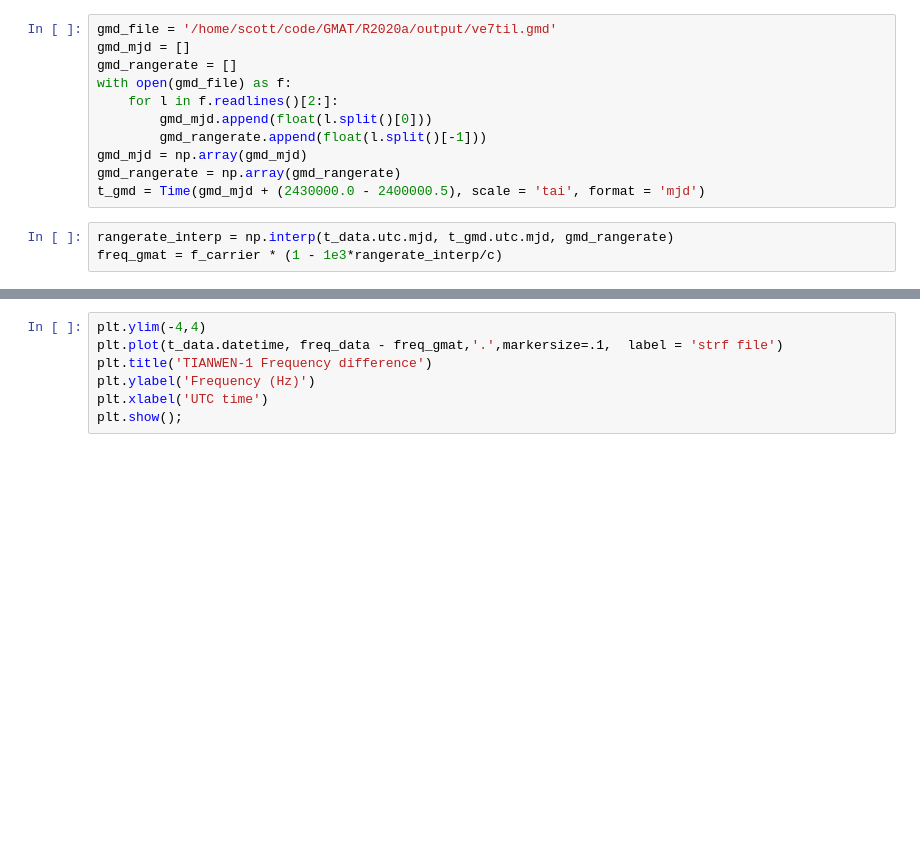
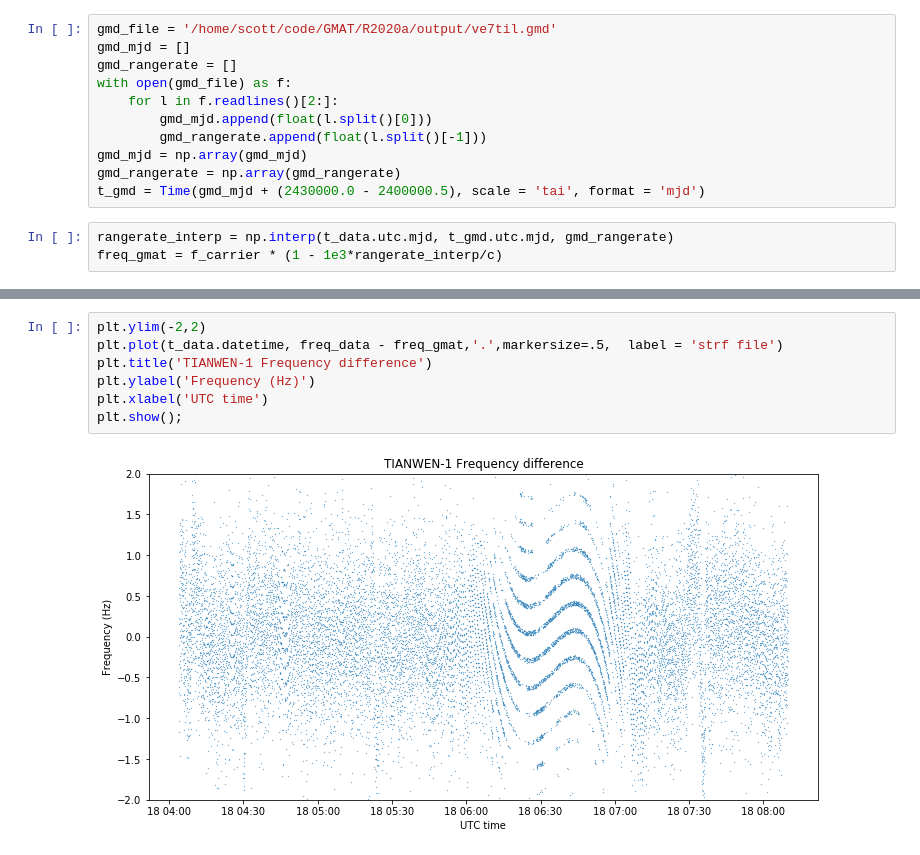
Before and after one commit to ScottTilley/tianwen1, a Jupyter notebook: Doppler_study.ipynb, the cells around one changed output, grey strips where cells are left out. Drawn from its saved outputs; the diff is of its cells as text; blank space fills up the shorter version.

```diff
--- a/Doppler_study.ipynb
+++ b/Doppler_study.ipynb
@@ -80,7 +90,9 @@ plt.show();
 # %%
-plt.ylim(-4,4)
-plt.plot(t_data.datetime, freq_data - freq_gmat,'.',markersize=.1,  label = 'strf file')
+plt.ylim(-2,2)
+plt.plot(t_data.datetime, freq_data - freq_gmat,'.',markersize=.5,  label = 'strf file')
 plt.title('TIANWEN-1 Frequency difference')
 plt.ylabel('Frequency (Hz)')
 plt.xlabel('UTC time')
 plt.show();
+# %% [output]
+[figure, added]
```
Also changed, not shown: parts of 3 cells of this notebook.
